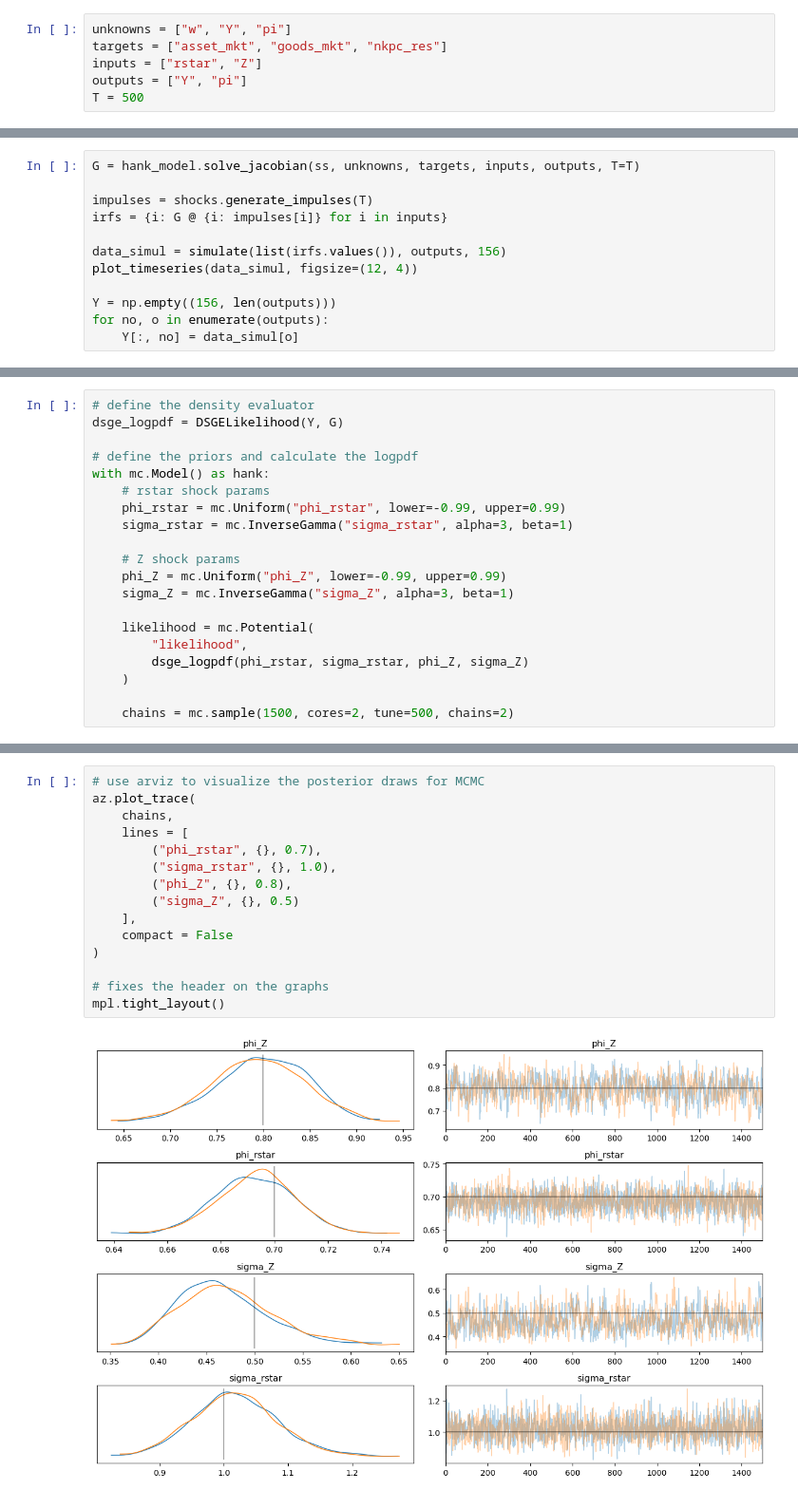
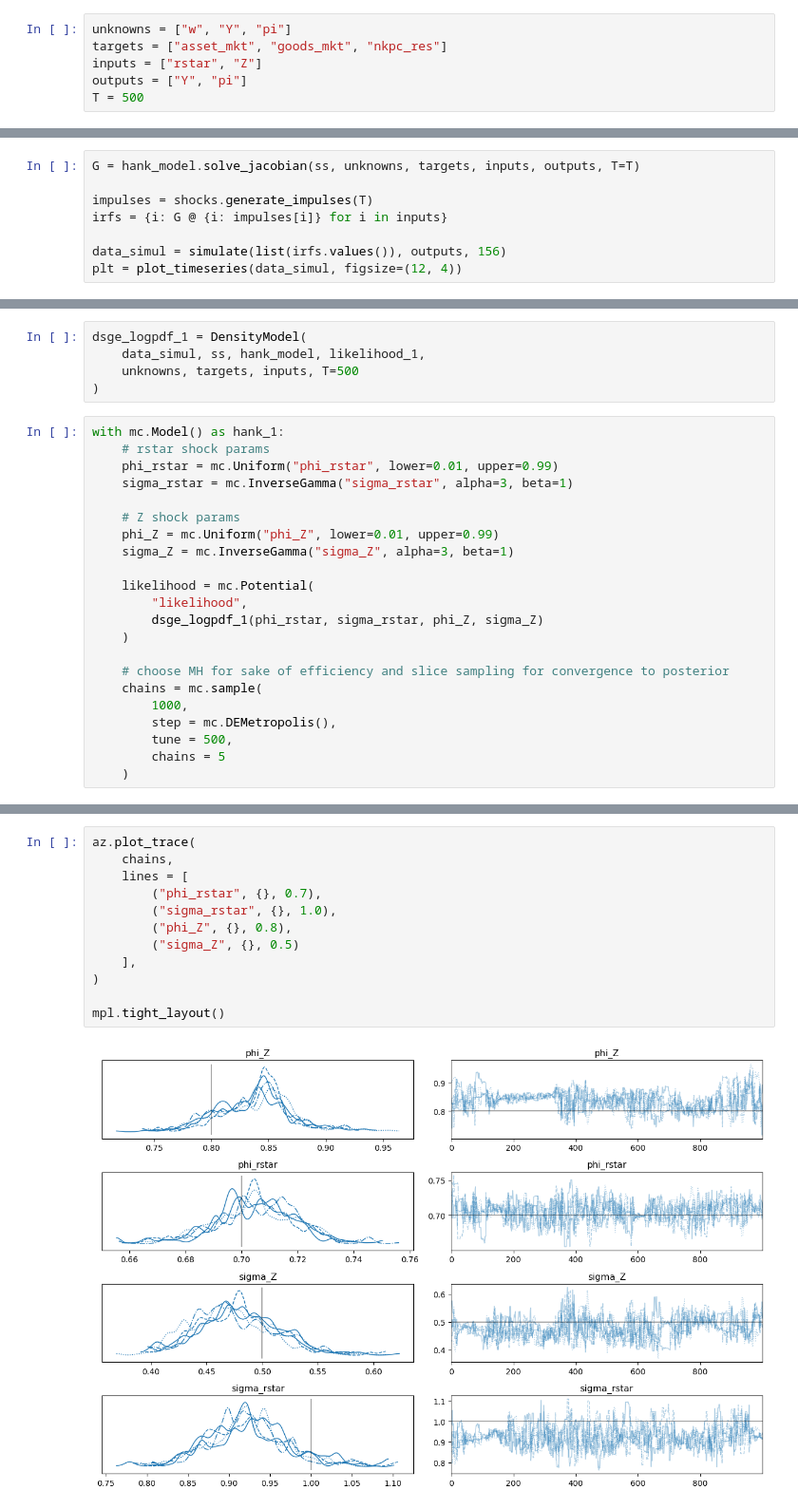
Before and after one commit to shade-econ/sequence-jacobian, a Jupyter notebook: notebooks/pymc_test.ipynb, the cells around one changed output, grey strips where cells are left out. Shown: that part at 95% size. Saved outputs shown, nothing was run; the diff lists cells and outputs as text.

```diff
--- a/notebooks/pymc_test.ipynb
+++ b/notebooks/pymc_test.ipynb
@@ -79,9 +84,5 @@ impulses = shocks.generate_impulses(T)
 irfs = {i: G @ {i: impulses[i]} for i in inputs}
 
 data_simul = simulate(list(irfs.values()), outputs, 156)
-plot_timeseries(data_simul, figsize=(12, 4))
-
-Y = np.empty((156, len(outputs)))
-for no, o in enumerate(outputs):
-    Y[:, no] = data_simul[o]
+plt = plot_timeseries(data_simul, figsize=(12, 4))
 # %% [output]
@@ -143,21 +127,28 @@ class DSGELikelihood(Op):
+# %%
+dsge_logpdf_1 = DensityModel(
+    data_simul, ss, hank_model, likelihood_1,
+    unknowns, targets, inputs, T=500
+)
 # %%
-# define the density evaluator
-dsge_logpdf = DSGELikelihood(Y, G)
-
-# define the priors and calculate the logpdf
-with mc.Model() as hank:
+with mc.Model() as hank_1:
     # rstar shock params
-    phi_rstar = mc.Uniform("phi_rstar", lower=-0.99, upper=0.99)
+    phi_rstar = mc.Uniform("phi_rstar", lower=0.01, upper=0.99)
     sigma_rstar = mc.InverseGamma("sigma_rstar", alpha=3, beta=1)
 
     # Z shock params
-    phi_Z = mc.Uniform("phi_Z", lower=-0.99, upper=0.99)
+    phi_Z = mc.Uniform("phi_Z", lower=0.01, upper=0.99)
     sigma_Z = mc.InverseGamma("sigma_Z", alpha=3, beta=1)
 
     likelihood = mc.Potential(
         "likelihood",
-        dsge_logpdf(phi_rstar, sigma_rstar, phi_Z, sigma_Z)
+        dsge_logpdf_1(phi_rstar, sigma_rstar, phi_Z, sigma_Z)
     )
 
-    chains = mc.sample(1500, cores=2, tune=500, chains=2)
+    # choose MH for sake of efficiency and slice sampling for convergence to posterior
+    chains = mc.sample(
+        1000,
+        step = mc.DEMetropolis(),
+        tune = 500,
+        chains = 5
+    )
 # %% [output]
@@ -174,17 +165,14 @@ We recommend running at least 4 chains for robust computation of convergence dia
 # %%
-# use arviz to visualize the posterior draws for MCMC
 az.plot_trace(
     chains,
     lines = [
         ("phi_rstar", {}, 0.7),
         ("sigma_rstar", {}, 1.0),
         ("phi_Z", {}, 0.8),
         ("sigma_Z", {}, 0.5)
     ],
-    compact = False
 )
 
-# fixes the header on the graphs
 mpl.tight_layout()
 # %% [output]
-[figure, old version]
+[figure, new version]
```
Also changed, not shown: parts of 16 cells of this notebook, 3 other files.
